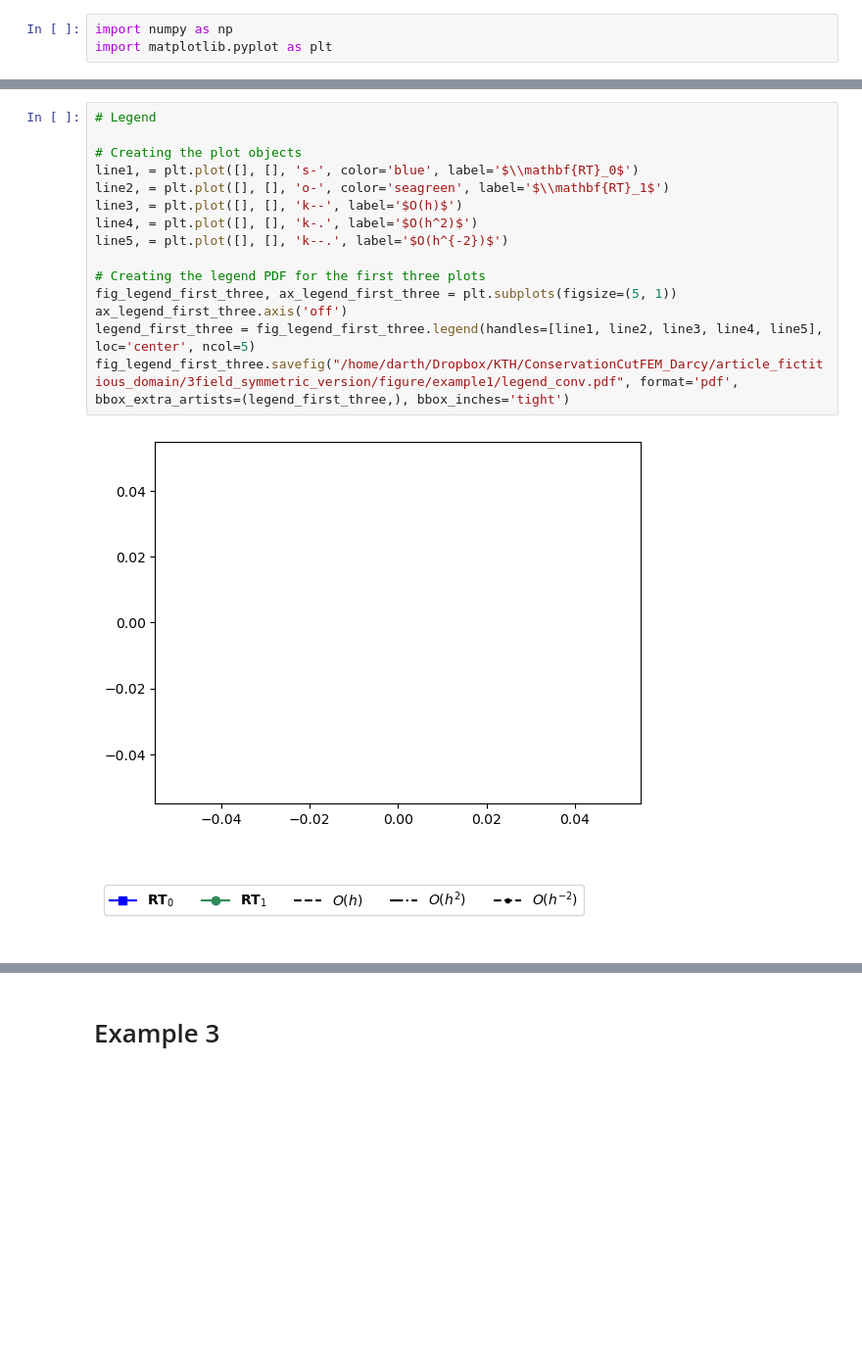
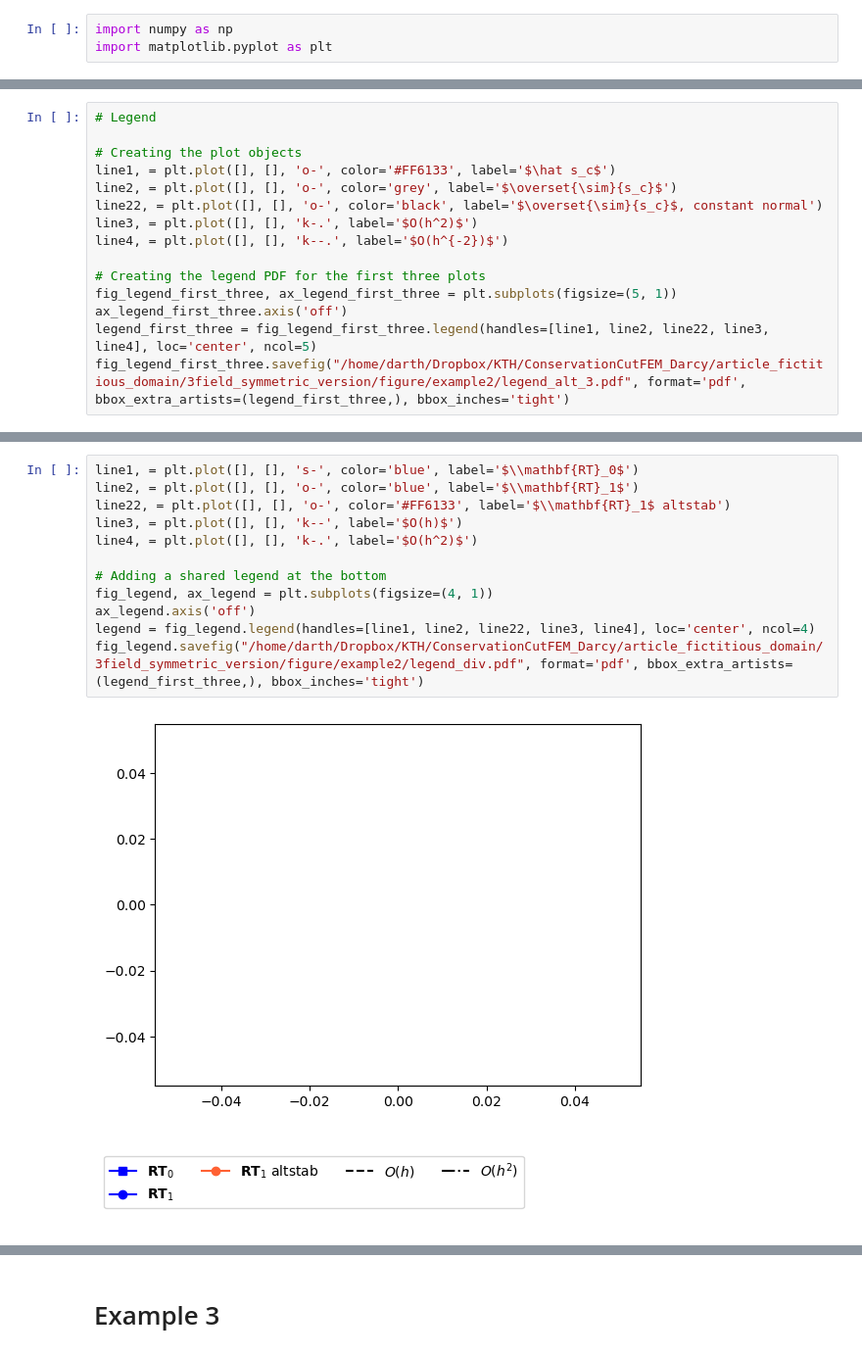
Before and after one commit to tensorFan/CutFEM-fork, a Jupyter notebook: cpp/mainFiles/plotting.ipynb, the cells around one changed output, grey strips where cells are left out. Shown at 98% size. Drawn from its saved outputs; the diff is of its cells as text; blank space fills up the shorter version.

```diff
--- a/cpp/mainFiles/plotting.ipynb
+++ b/cpp/mainFiles/plotting.ipynb
@@ -87,0 +615,15 @@ plt.savefig("/home/darth/Dropbox/KTH/ConservationCutFEM_Darcy/article_fictitious
+# %%
+# Legend
+
+# Creating the plot objects
+line1, = plt.plot([], [], 'o-', color='#FF6133', label='$\hat s_c$')
+line2, = plt.plot([], [], 'o-', color='grey', label='$\overset{\sim}{s_c}$')
+line22, = plt.plot([], [], 'o-', color='black', label='$\overset{\sim}{s_c}$, constant normal')
+line3, = plt.plot([], [], 'k-.', label='$O(h^2)$')
+line4, = plt.plot([], [], 'k--.', label='$O(h^{-2})$')
+
+# Creating the legend PDF for the first three plots
+fig_legend_first_three, ax_legend_first_three = plt.subplots(figsize=(5, 1))
+ax_legend_first_three.axis('off')
+legend_first_three = fig_legend_first_three.legend(handles=[line1, line2, line22, line3, line4], loc='center', ncol=5)
+fig_legend_first_three.savefig("/home/darth/Dropbox/KTH/ConservationCutFEM_Darcy/article_fictitious_domain/3field_symmetric_version/figure/example2/legend_alt_3.pdf", format='pdf', bbox_extra_artists=(legend_first_three,), bbox_inches='tight')
@@ -235,18 +706,15 @@ plt.savefig("/home/darth/Dropbox/KTH/ConservationCutFEM_Darcy/article_fictitious
 # %%
-# Legend
-
-# Creating the plot objects
 line1, = plt.plot([], [], 's-', color='blue', label='$\\mathbf{RT}_0$')
-line2, = plt.plot([], [], 'o-', color='seagreen', label='$\\mathbf{RT}_1$')
+line2, = plt.plot([], [], 'o-', color='blue', label='$\\mathbf{RT}_1$')
+line22, = plt.plot([], [], 'o-', color='#FF6133', label='$\\mathbf{RT}_1$ altstab')
 line3, = plt.plot([], [], 'k--', label='$O(h)$')
 line4, = plt.plot([], [], 'k-.', label='$O(h^2)$')
-line5, = plt.plot([], [], 'k--.', label='$O(h^{-2})$')
 
-# Creating the legend PDF for the first three plots
-fig_legend_first_three, ax_legend_first_three = plt.subplots(figsize=(5, 1))
-ax_legend_first_three.axis('off')
-legend_first_three = fig_legend_first_three.legend(handles=[line1, line2, line3, line4, line5], loc='center', ncol=5)
-fig_legend_first_three.savefig("/home/darth/Dropbox/KTH/ConservationCutFEM_Darcy/article_fictitious_domain/3field_symmetric_version/figure/example1/legend_conv.pdf", format='pdf', bbox_extra_artists=(legend_first_three,), bbox_inches='tight')
+# Adding a shared legend at the bottom
+fig_legend, ax_legend = plt.subplots(figsize=(4, 1))
+ax_legend.axis('off')
+legend = fig_legend.legend(handles=[line1, line2, line22, line3, line4], loc='center', ncol=4)
+fig_legend.savefig("/home/darth/Dropbox/KTH/ConservationCutFEM_Darcy/article_fictitious_domain/3field_symmetric_version/figure/example2/legend_div.pdf", format='pdf', bbox_extra_artists=(legend_first_three,), bbox_inches='tight')
 # %% [output]
 [figure]
-[figure, old version]
+[figure, new version]
```
Also changed, not shown: parts of 22 cells of this notebook, 50 other files.
